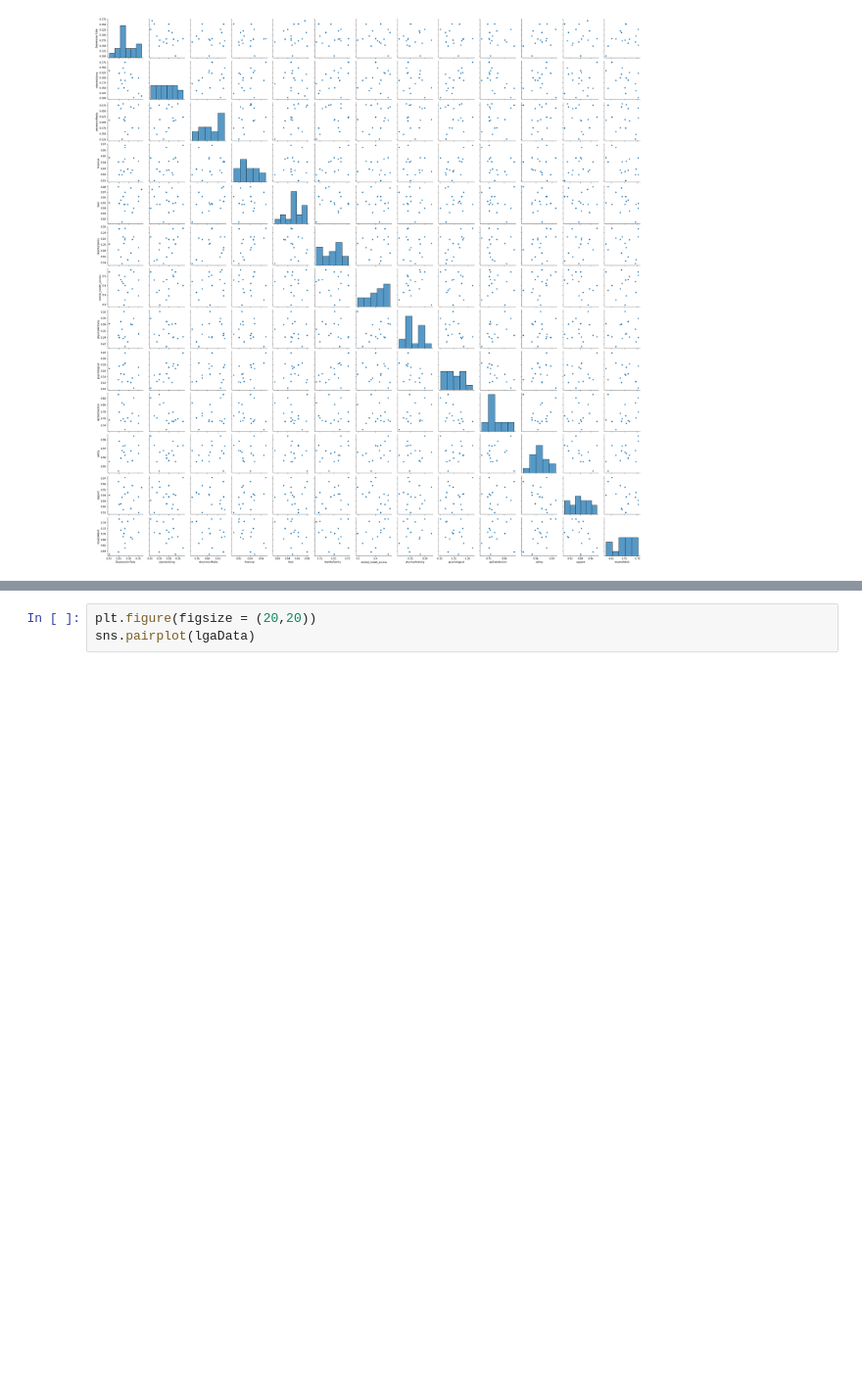
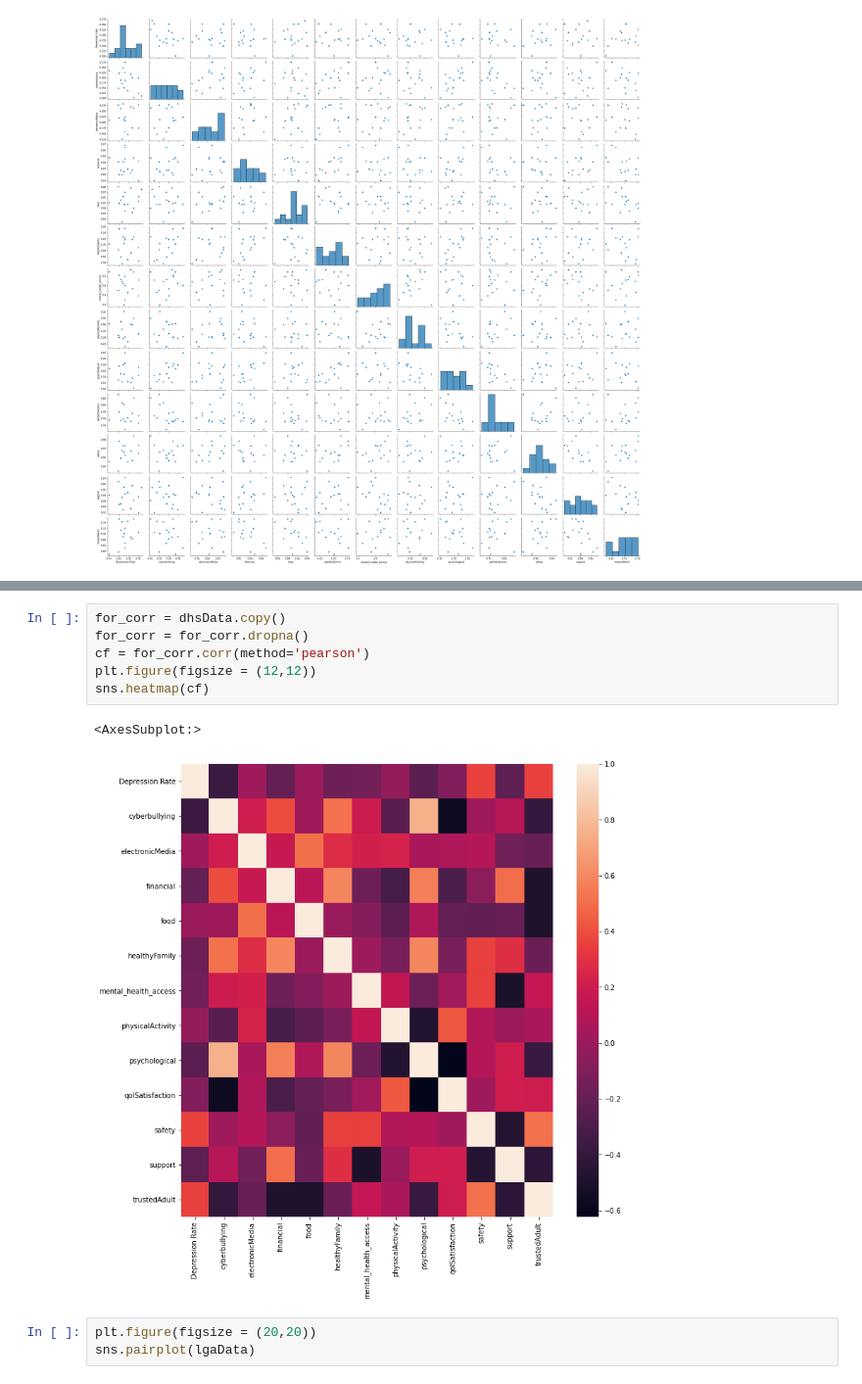
Before and after one commit to owowouwu/Youth-DS-Project, a Jupyter notebook: analysis2.ipynb, the cells around one changed output, grey strips where cells are left out. Shown at 98% size. Saved outputs shown, nothing was run; the diff lists cells and outputs as text; blank space fills up the shorter version.

```diff
--- a/analysis2.ipynb
+++ b/analysis2.ipynb
@@ -25,3 +33,12 @@ sns.pairplot(dhsData)
+# %%
+for_corr = dhsData.copy()
+for_corr = for_corr.dropna()
+cf = for_corr.corr(method='pearson')
+plt.figure(figsize = (12,12))
+sns.heatmap(cf)
+# %% [output]
+<AxesSubplot:>
+[figure, added]
 # %%
 plt.figure(figsize = (20,20))
 sns.pairplot(lgaData)
```
Also changed, not shown: parts of 9 cells of this notebook, 3 other files.
